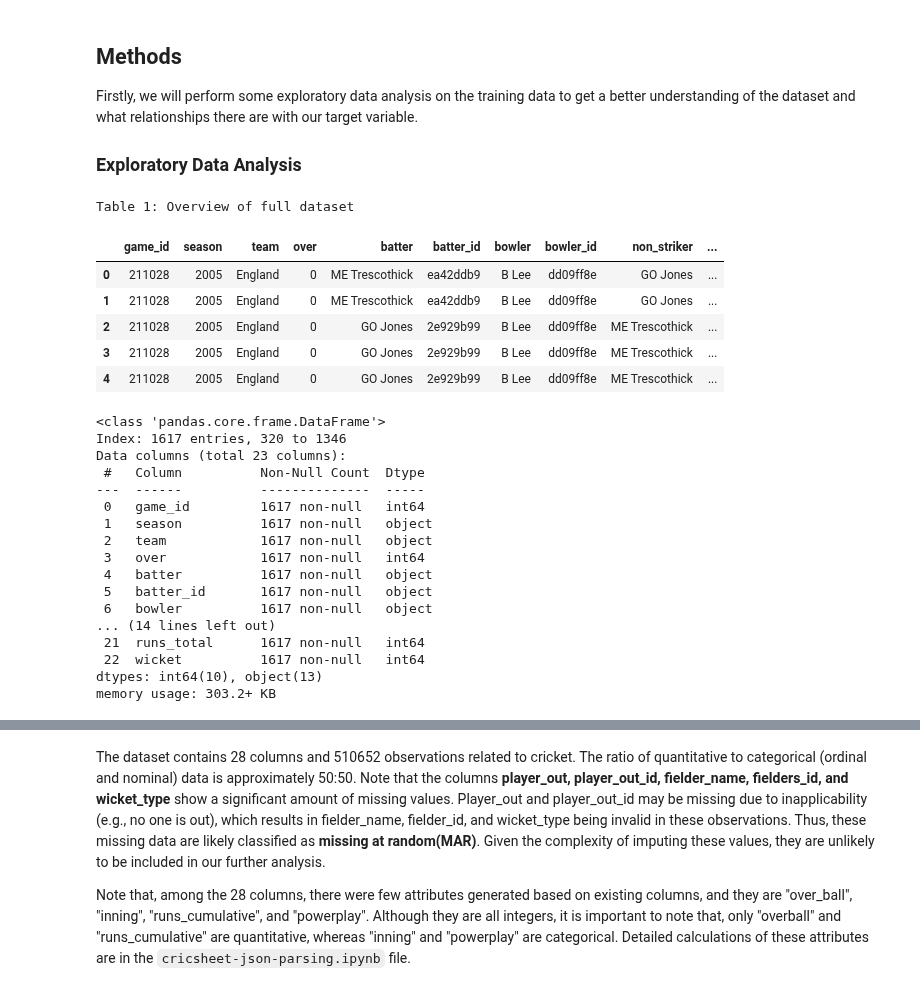
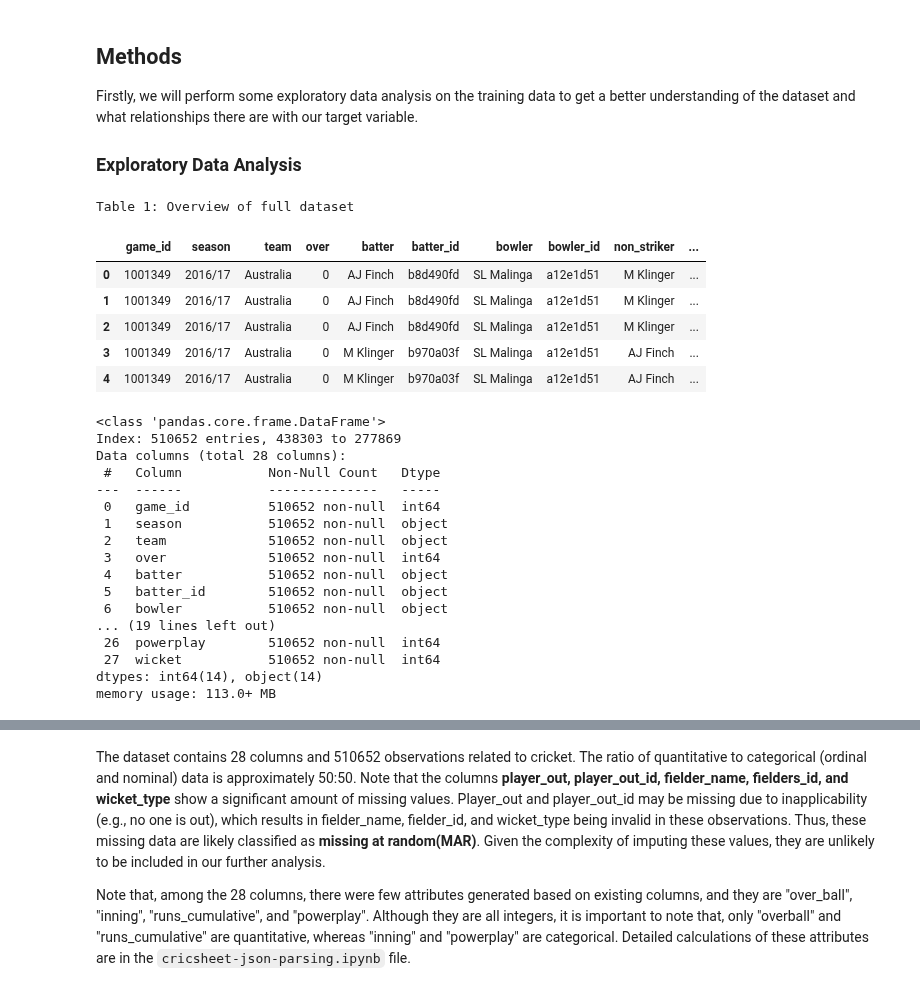
Before and after one commit to DSCI-310-2024/DSCI-310-Group-11-Cricket-Analysis, a Jupyter notebook: cricket_wicket_probability_prediction.ipynb, the cells around one changed output, grey strips where cells are left out. Drawn from its saved outputs; the diff is of its cells as text; code cells hidden in the pictures.

```diff
--- a/cricket_wicket_probability_prediction.ipynb
+++ b/cricket_wicket_probability_prediction.ipynb
@@ -51,20 +51,20 @@ Firstly, we will perform some exploratory data analysis on the training data to
 
 ### Exploratory Data Analysis
 # %%
-data = pd.read_csv("data/.ipynb_checkpoints/cricket_test-checkpoint.csv")
+data = pd.read_csv("data/Cricket_main.csv")
 data = data.drop(columns = ["Unnamed: 0"])
 data.head().style.set_caption("Table 1: Overview of full dataset").set_table_styles([{
      'selector': 'caption',
      'props': 'caption-side: bottom; font-size:1.25em;'
  }], overwrite=False)
 # %% [output]
 Table 1: Overview of full dataset
 |  | game_id | season | team | over | batter | batter_id | bowler | bowler_id | non_striker | ... |
-| 0 | 211028 | 2005 | England | 0 | ME Trescothick | ea42ddb9 | B Lee | dd09ff8e | GO Jones | ... |
-| 1 | 211028 | 2005 | England | 0 | ME Trescothick | ea42ddb9 | B Lee | dd09ff8e | GO Jones | ... |
-| 2 | 211028 | 2005 | England | 0 | GO Jones | 2e929b99 | B Lee | dd09ff8e | ME Trescothick | ... |
-| 3 | 211028 | 2005 | England | 0 | GO Jones | 2e929b99 | B Lee | dd09ff8e | ME Trescothick | ... |
-| 4 | 211028 | 2005 | England | 0 | GO Jones | 2e929b99 | B Lee | dd09ff8e | ME Trescothick | ... |
+| 0 | 1001349 | 2016/17 | Australia | 0 | AJ Finch | b8d490fd | SL Malinga | a12e1d51 | M Klinger | ... |
+| 1 | 1001349 | 2016/17 | Australia | 0 | AJ Finch | b8d490fd | SL Malinga | a12e1d51 | M Klinger | ... |
+| 2 | 1001349 | 2016/17 | Australia | 0 | AJ Finch | b8d490fd | SL Malinga | a12e1d51 | M Klinger | ... |
+| 3 | 1001349 | 2016/17 | Australia | 0 | M Klinger | b970a03f | SL Malinga | a12e1d51 | AJ Finch | ... |
+| 4 | 1001349 | 2016/17 | Australia | 0 | M Klinger | b970a03f | SL Malinga | a12e1d51 | AJ Finch | ... |
 # %%
 X = data.drop(columns = ['wicket'])
 y = data['wicket']
@@ -76,22 +76,22 @@ train_data.to_csv('./data/train_data.csv', index=False)
 train_data.info()
 # %% [output]
 <class 'pandas.core.frame.DataFrame'>
-Index: 1617 entries, 320 to 1346
-Data columns (total 23 columns):
- #   Column          Non-Null Count  Dtype
----  ------          --------------  -----
- 0   game_id         1617 non-null   int64
- 1   season          1617 non-null   object
- 2   team            1617 non-null   object
- 3   over            1617 non-null   int64
- 4   batter          1617 non-null   object
- 5   batter_id       1617 non-null   object
- 6   bowler          1617 non-null   object
-... (14 lines left out)
- 21  runs_total      1617 non-null   int64
- 22  wicket          1617 non-null   int64
-dtypes: int64(10), object(13)
-memory usage: 303.2+ KB
+Index: 510652 entries, 438303 to 277869
+Data columns (total 28 columns):
+ #   Column           Non-Null Count   Dtype
+---  ------           --------------   -----
+ 0   game_id          510652 non-null  int64
+ 1   season           510652 non-null  object
+ 2   team             510652 non-null  object
+ 3   over             510652 non-null  int64
+ 4   batter           510652 non-null  object
+ 5   batter_id        510652 non-null  object
+ 6   bowler           510652 non-null  object
+... (19 lines left out)
+ 26  powerplay        510652 non-null  int64
+ 27  wicket           510652 non-null  int64
+dtypes: int64(14), object(14)
+memory usage: 113.0+ MB
 # %%
 train_data.describe().style.set_caption("Table 2: Summary of Numeric Variables").set_table_styles([{
      'selector': 'caption',
```
Also changed, not shown: parts of 13 cells of this notebook, 13 other files.
